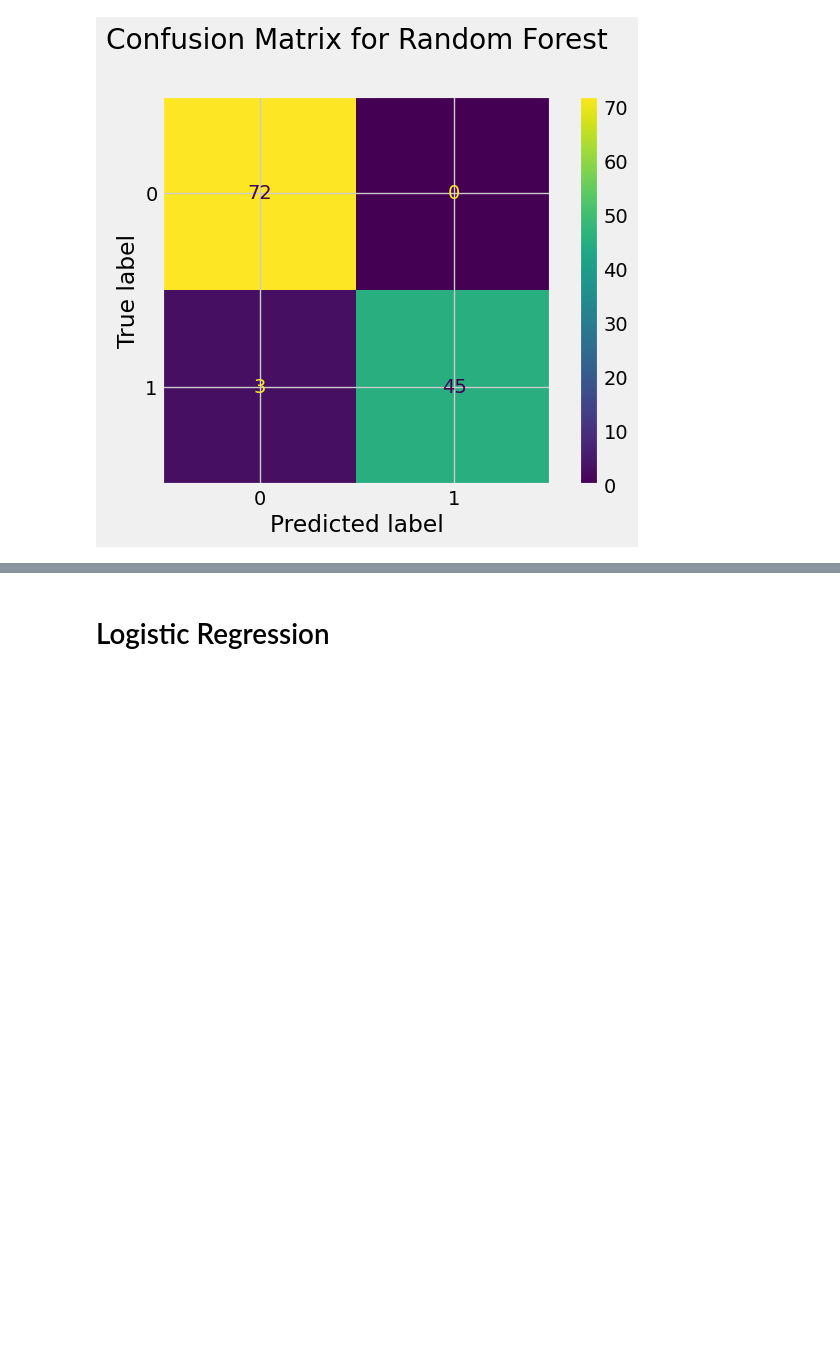
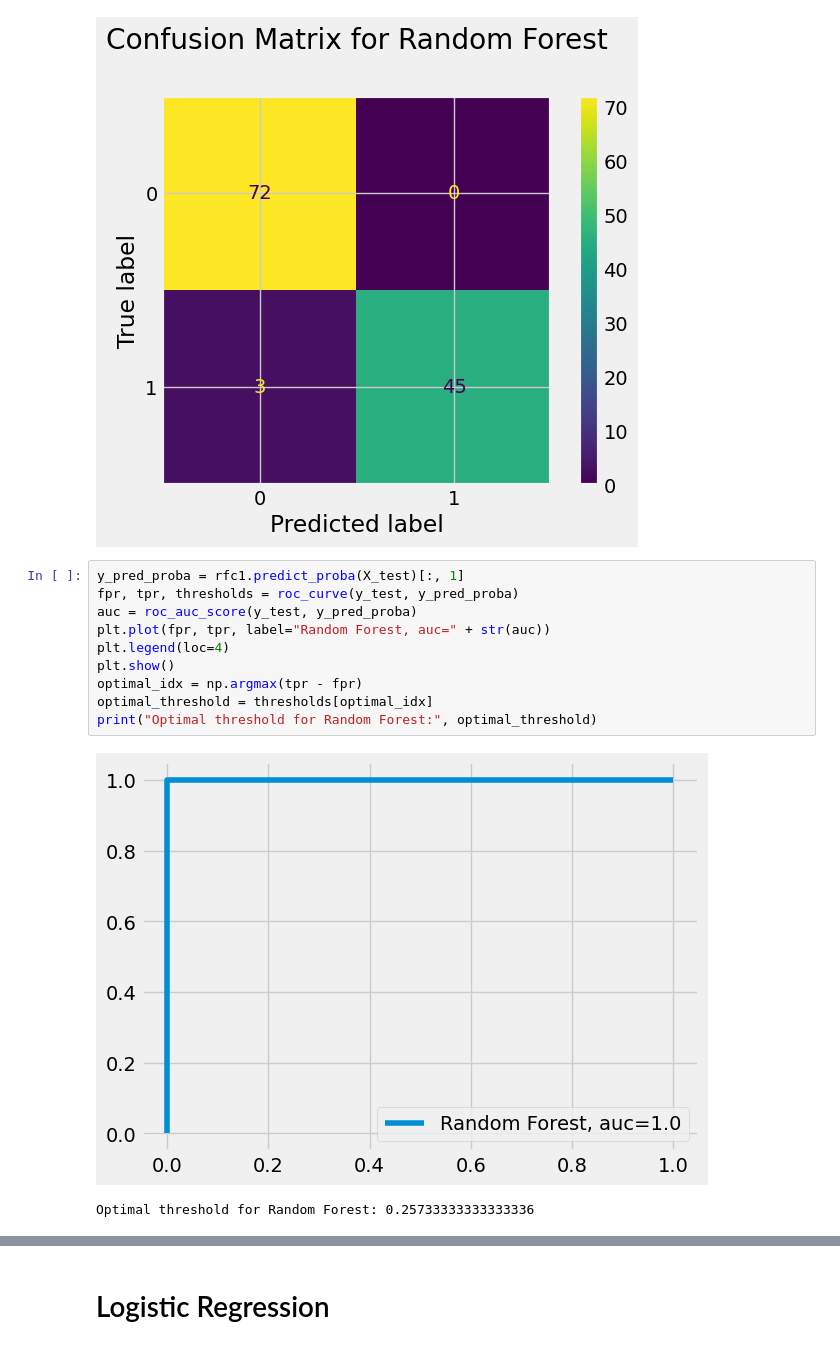
Before and after one commit to Bishwaprotapi/Chronic-kidney-disease-using-ML, a Jupyter notebook: Chronic kidney disease.ipynb, the cells around one changed output, grey strips where cells are left out. Drawn from its saved outputs; the diff is of its cells as text; blank space fills up the shorter version.

```diff
--- a/Chronic kidney disease.ipynb
+++ b/Chronic kidney disease.ipynb
@@ -695,3 +815,16 @@ plt.title('Confusion Matrix for Random Forest', y=1.1)
 plt.show()
 # %% [output]
 [figure]
+# %%
+y_pred_proba = rfc1.predict_proba(X_test)[:, 1]
+fpr, tpr, thresholds = roc_curve(y_test, y_pred_proba)
+auc = roc_auc_score(y_test, y_pred_proba)
+plt.plot(fpr, tpr, label="Random Forest, auc=" + str(auc))
+plt.legend(loc=4)
+plt.show()
+optimal_idx = np.argmax(tpr - fpr)
+optimal_threshold = thresholds[optimal_idx]
+print("Optimal threshold for Random Forest:", optimal_threshold)
+# %% [output]
+[figure, added]
+Optimal threshold for Random Forest: 0.25733333333333336
```
Also changed, not shown: parts of 25 cells of this notebook.
